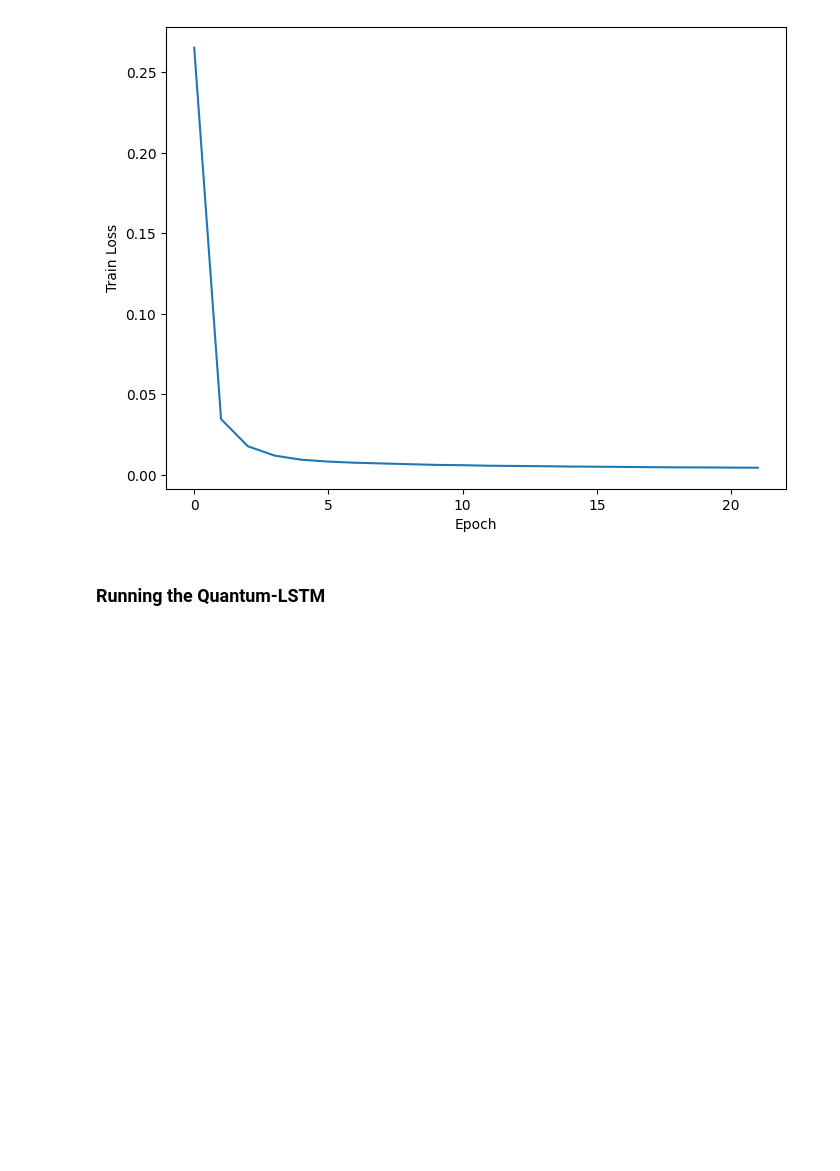
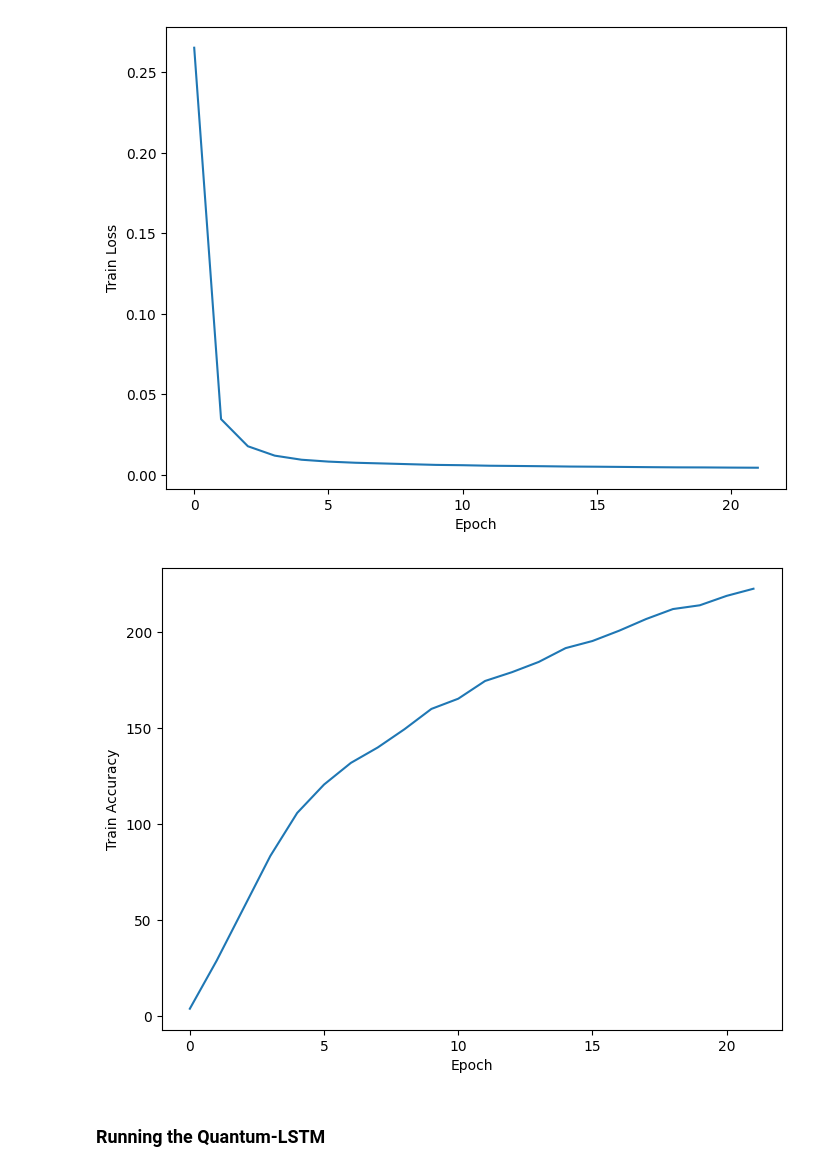
Before and after one commit to Jordi008/QLSTM, a Jupyter notebook: QLSTM_Functional.ipynb, the cells around one changed output. Saved outputs shown, nothing was run; the diff lists cells and outputs as text; code cells hidden in the pictures; blank space fills up the shorter version.

```diff
--- a/QLSTM_Functional.ipynb
+++ b/QLSTM_Functional.ipynb
@@ -357,6 +426,14 @@ plt.xlabel('Epoch')
 plt.show()
 # %% [output]
 [figure]
+# %%
+plt.figure(figsize=(8, 6))
+plt.plot(range(0, 21), classical_acc_train)
+plt.ylabel('Train Accuracy')
+plt.xlabel('Epoch')
+plt.show()
+# %% [output]
+[figure, added]
 # %% [markdown]
 ### Running the Quantum-LSTM
 # %% [markdown]
```
Also changed, not shown: parts of 59 cells of this notebook, 4 other files.
